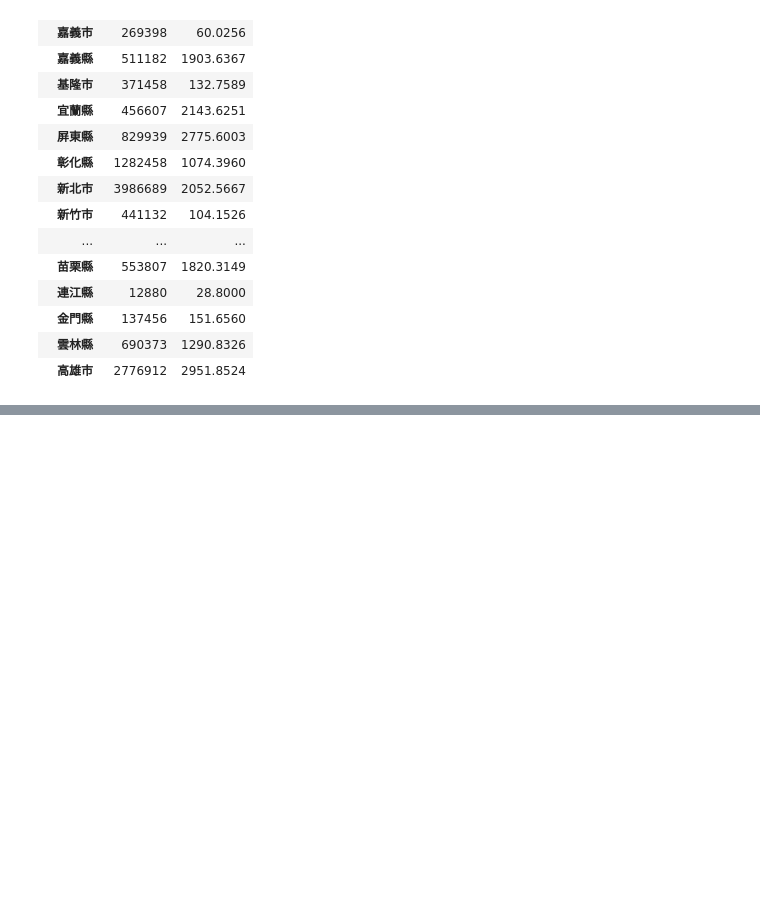
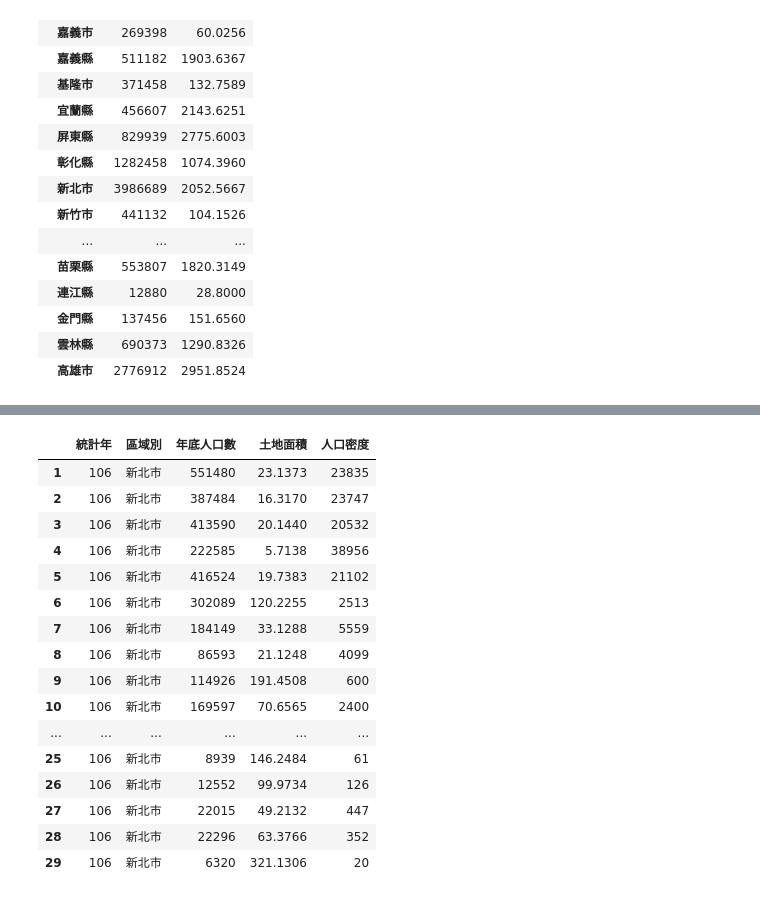
Before and after one commit to chainmine55/2023_11_16Python, a Jupyter notebook: lesson21/lesson21_4.ipynb, the cells around one changed output, grey strips where cells are left out. Saved outputs shown, nothing was run; the diff lists cells and outputs as text; code cells hidden in the pictures; blank space fills up the shorter version.

```diff
--- a/lesson21/lesson21_4.ipynb
+++ b/lesson21/lesson21_4.ipynb
@@ -123,0 +167,22 @@ df3.groupby(by='區域別')[['年底人口數','土地面積']].sum()
+# %%
+group_dict = dict(list(df3.groupby(by='區域別')))
+# %%
+group_dict['新北市']
+# %% [output]
+|  | 統計年 | 區域別 | 年底人口數 | 土地面積 | 人口密度 |
+| 1 | 106 | 新北市 | 551480 | 23.1373 | 23835 |
+| 2 | 106 | 新北市 | 387484 | 16.3170 | 23747 |
+| 3 | 106 | 新北市 | 413590 | 20.1440 | 20532 |
+| 4 | 106 | 新北市 | 222585 | 5.7138 | 38956 |
+| 5 | 106 | 新北市 | 416524 | 19.7383 | 21102 |
+| 6 | 106 | 新北市 | 302089 | 120.2255 | 2513 |
+| 7 | 106 | 新北市 | 184149 | 33.1288 | 5559 |
+| 8 | 106 | 新北市 | 86593 | 21.1248 | 4099 |
+| 9 | 106 | 新北市 | 114926 | 191.4508 | 600 |
+| 10 | 106 | 新北市 | 169597 | 70.6565 | 2400 |
+| ... | ... | ... | ... | ... | ... |
+| 25 | 106 | 新北市 | 8939 | 146.2484 | 61 |
+| 26 | 106 | 新北市 | 12552 | 99.9734 | 126 |
+| 27 | 106 | 新北市 | 22015 | 49.2132 | 447 |
+| 28 | 106 | 新北市 | 22296 | 63.3766 | 352 |
+| 29 | 106 | 新北市 | 6320 | 321.1306 | 20 |
```
Also changed, not shown: parts of 3 cells of this notebook.
